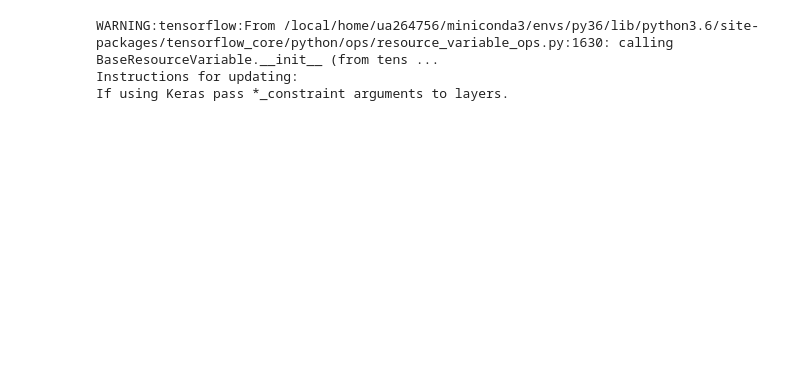
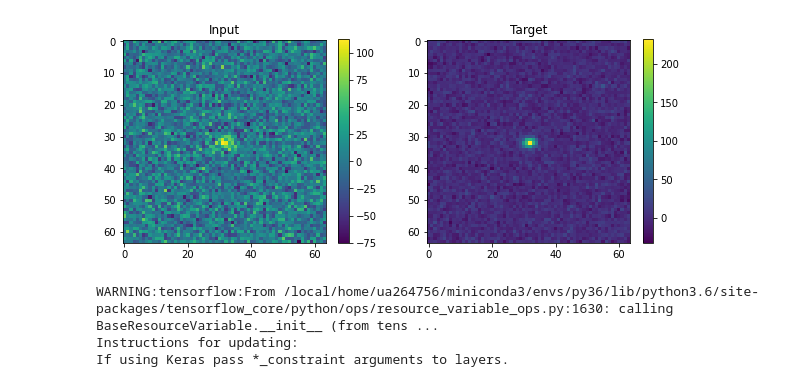
Before and after one commit to utsav-akhaury/PnP-ADMM, a Jupyter notebook: UNet_Denoiser/UNet_train.ipynb, the cells around one changed output. Saved outputs shown, nothing was run; the diff lists cells and outputs as text; code cells hidden in the pictures; blank space fills up the shorter version.

```diff
--- a/UNet_Denoiser/UNet_train.ipynb
+++ b/UNet_Denoiser/UNet_train.ipynb
@@ -83,5 +83,19 @@ WARNING:tensorflow:From <ipython-input-3-09f8053f17a3>:11: DatasetV1.make_one_sh
 Instructions for updating:
 Use `for ... in dataset:` to iterate over a dataset. If using `tf.estimator`, return the `Dataset` object directly from your input function. As a last resort, you can use `tf.compat.v1.data.make_one_s ...
+# %%
+ind = 0
+plt.figure(figsize=(10,10))
+plt.subplot(121)
+plt.imshow(batch[0][ind])
+plt.title('Input')
+plt.colorbar(shrink=0.375)
+plt.subplot(122)
+plt.imshow(batch[1][ind])
+plt.title('Target')
+plt.colorbar(shrink=0.375)
+plt.show()
+# %% [output]
+[figure, added]
 # %%
 def DenseBlock(n_layers, n_kernels, input_layer, activation_function='swish',
                axis_concat=3, concat_input=True,dilation_rate=1):
```
Also changed, not shown: parts of 5 cells of this notebook, 1 other file.
